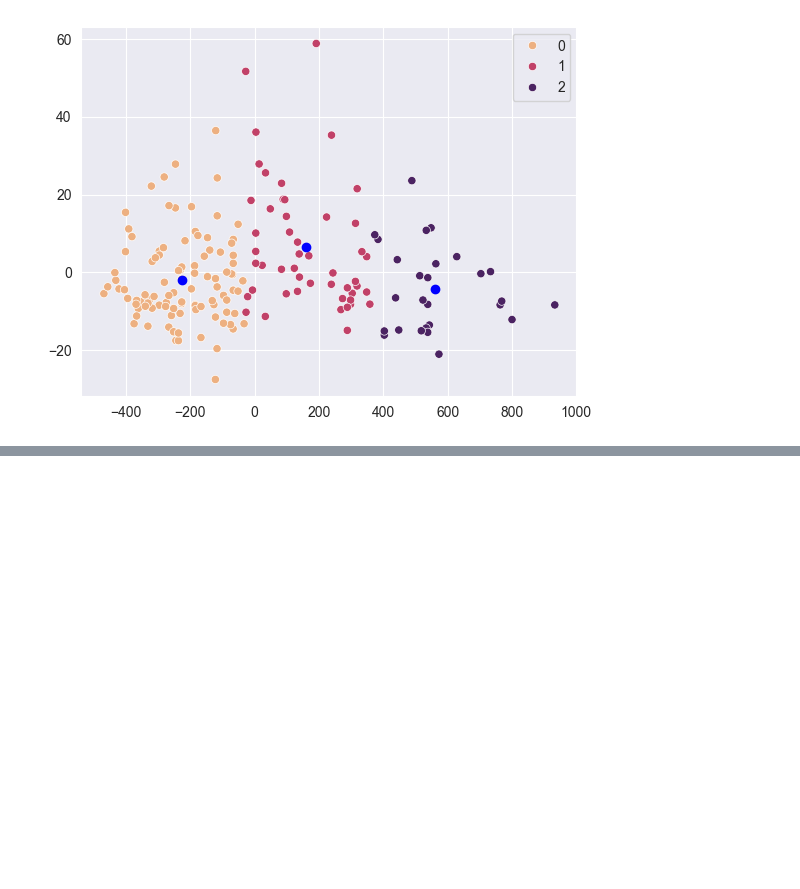
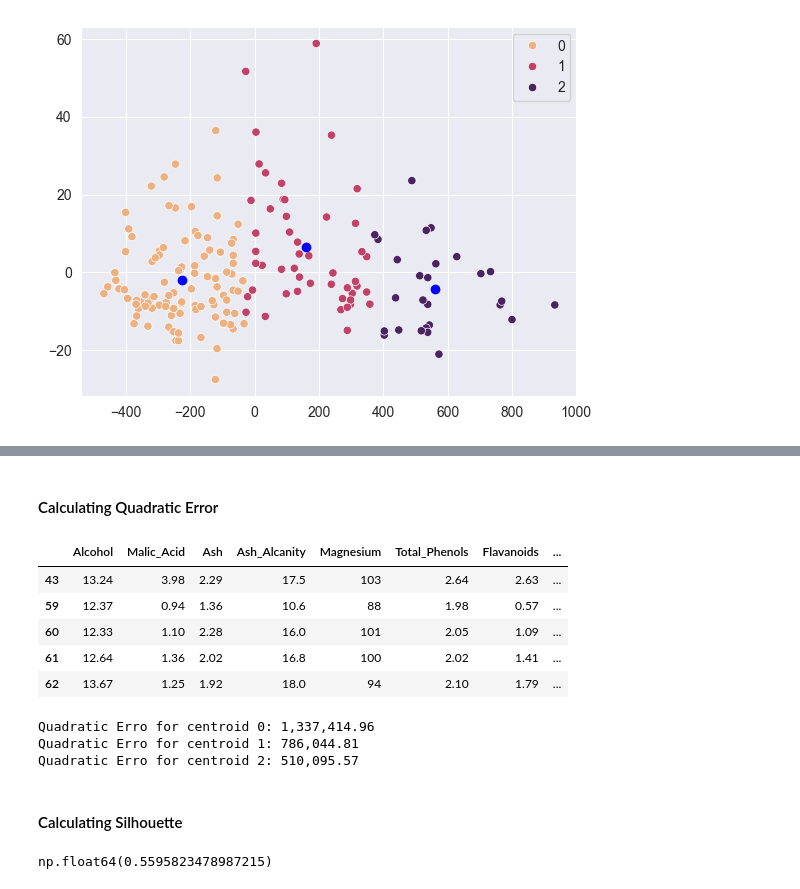
Before and after one commit to fernandohitmas/unstructured_data_mining, a Jupyter notebook: scripts/clustering.ipynb, the cells around one changed output, grey strips where cells are left out. Saved outputs shown, nothing was run; the diff lists cells and outputs as text; code cells hidden in the pictures; blank space fills up the shorter version.

Commit message:
Clustering: Added Quadratic error and Silhouette metrics

```diff
--- a/scripts/clustering.ipynb
+++ b/scripts/clustering.ipynb
@@ -121,0 +144,2 @@ for i in range(3):
+# %% [markdown]
+#### Calculating Quadratic Error
@@ -121,0 +148,9 @@ for i in range(3):
+# %%
+data[data['label'] == 0].head()
+# %% [output]
+|  | Alcohol | Malic_Acid | Ash | Ash_Alcanity | Magnesium | Total_Phenols | Flavanoids | ... |
+| 43 | 13.24 | 3.98 | 2.29 | 17.5 | 103 | 2.64 | 2.63 | ... |
+| 59 | 12.37 | 0.94 | 1.36 | 10.6 | 88 | 1.98 | 0.57 | ... |
+| 60 | 12.33 | 1.10 | 2.28 | 16.0 | 101 | 2.05 | 1.09 | ... |
+| 61 | 12.64 | 1.36 | 2.02 | 16.8 | 100 | 2.02 | 1.41 | ... |
+| 62 | 13.67 | 1.25 | 1.92 | 18.0 | 94 | 2.10 | 1.79 | ... |
@@ -121,0 +165,17 @@ for i in range(3):
+# %%
+erro_quad0 = np.sum(np.power(label0[:, :-1] - centroid0, 2))
+print(f'Quadratic Erro for centroid 0: {erro_quad0:,.2f}')
+erro_quad1 = np.sum(np.power(label1[:, :-1] - centroid1, 2))
+print(f'Quadratic Erro for centroid 1: {erro_quad1:,.2f}')
+erro_quad2 = np.sum(np.power(label2[:, :-1] - centroid2, 2))
+print(f'Quadratic Erro for centroid 2: {erro_quad2:,.2f}')
+# %% [output]
+Quadratic Erro for centroid 0: 1,337,414.96
+Quadratic Erro for centroid 1: 786,044.81
+Quadratic Erro for centroid 2: 510,095.57
+# %% [markdown]
+#### Calculating Silhouette
+# %%
+silhouette_score(data.iloc[:, :-1], data.iloc[:,-1])
+# %% [output]
+np.float64(0.5595823478987215)
```
Also changed, not shown: parts of 10 cells of this notebook.
